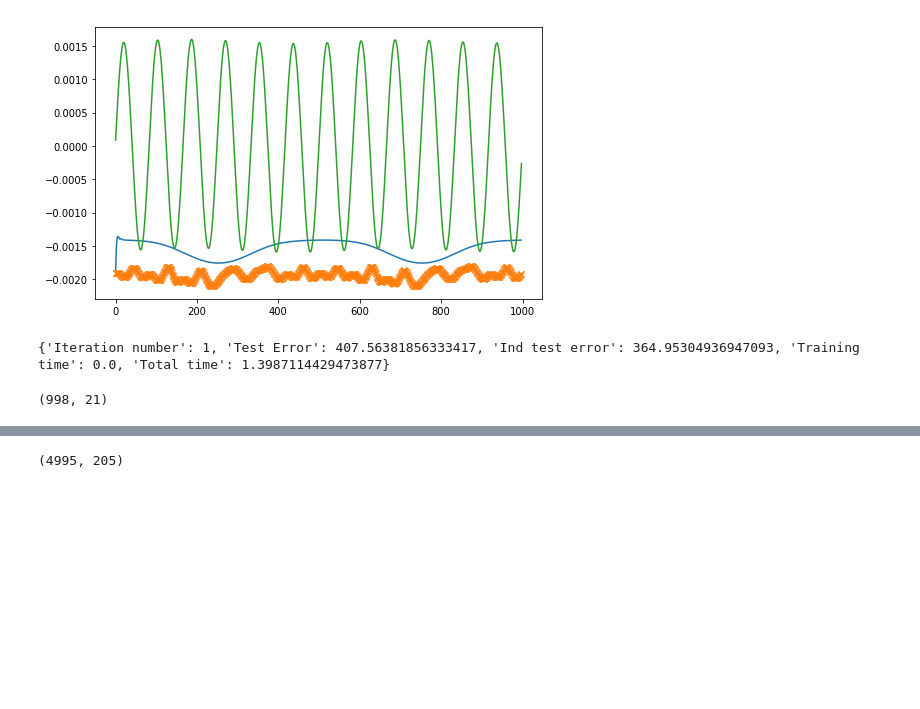
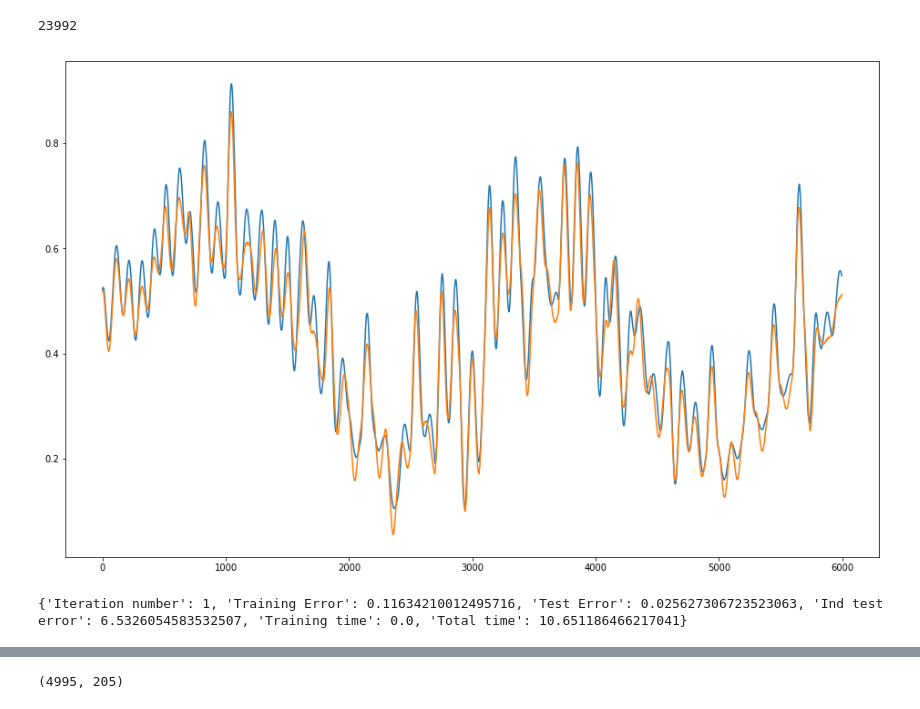
Before and after one commit to endrehp/FEM-ML2, a Jupyter notebook: RNN_velocity.ipynb, the cells around one changed output, grey strips where cells are left out. Cells and saved outputs as stored; diff of their text form; code cells hidden in the pictures; blank space fills up the shorter version.

```diff
--- a/RNN_velocity.ipynb
+++ b/RNN_velocity.ipynb
@@ -79,12 +75,14 @@ def train_test_split(DF, Dy, d, x_scaler, y_scaler):
 # %%
 def initialize_model(n_units, x_train, y_train):
     model = Sequential()
-    model.add(LSTM(n_units, input_shape=(x_train.shape[1], x_train.shape[2]),))
+    model.add(LSTM(n_units, input_shape=(x_train.shape[1], x_train.shape[2])))
+    model.add(Dense(n_units))
+    #model.add(Dropout(0.2))
     model.add(Dense(len(y_train[0,:])))
-    adam = Adam(lr=0.001)
+    adam = Adam(lr=0.0001)
     model.compile(loss='mae', optimizer=adam)
 
-    earlystop = EarlyStopping(monitor='loss', min_delta=0.0001, patience=5, verbose=1, mode='auto')
+    earlystop = EarlyStopping(monitor='loss', min_delta=0.0001, patience=15, verbose=1, mode='auto')
     callback_list = [earlystop]
     return model, callback_list
 # %%
@@ -133,9 +131,9 @@ def get_batch_scalers(n_batches):
     #Simple version
     for i in range(n_batches):
 
-        df_D = pd.read_csv('../training_batches/D' + str(iteration+1) + '.csv')
-        df_F = pd.read_csv('../training_batches/F' + str(iteration+1) + '.csv')
-        df_Dt = pd.read_csv('../training_batches/Dt' + str(iteration+1) + '.csv')
+        df_D = pd.read_csv('../training_batches/D' + str(i+1) + '.csv')
+        df_F = pd.read_csv('../training_batches/F' + str(i+1) + '.csv')
+        df_Dt = pd.read_csv('../training_batches/Dt' + str(i+1) + '.csv')
 
         if i == 0:
             x_range = df_D.values.max() - df_D.values.min()
@@ -148,9 +146,9 @@ def get_batch_scalers(n_batches):
                 x_range = new_x_range
                 imax = i
 
-    df_D = pd.read_csv('../training_batches/D' + str(iteration+1) + '.csv')
-    df_F = pd.read_csv('../training_batches/F' + str(iteration+1) + '.csv')
-    df_Dt = pd.read_csv('../training_batches/Dt' + str(iteration+1) + '.csv')
+    df_D = pd.read_csv('../training_batches/D' + str(imax+1) + '.csv')
+    df_F = pd.read_csv('../training_batches/F' + str(imax+1) + '.csv')
+    df_Dt = pd.read_csv('../training_batches/Dt' + str(imax+1) + '.csv')
 
     DF, Dy = prepare_training_data(df_F, df_D, df_Dt, d)
     x_scaler, y_scaler = get_scalers(DF, Dy)
@@ -207,0 +229,4 @@ Epoch 2/100
+# %%
+len(x_train)
+# %% [output]
+23992
@@ -214,51 +253,57 @@ d = 10
 t0 = time.time()
 for iteration in range(n_batches):
 
-    df_D = pd.read_csv('C:/Users/endrep/Documents/training_batches/D' + str(i+1) + '.csv')
-    df_F = pd.read_csv('C:/Users/endrep/Documents/training_batches/F' + str(i+1) + '.csv')
-    df_Dt = pd.read_csv('C:/Users/endrep/Documents/training_batches/Dt' + str(i+1) + '.csv')
+    df_D = pd.read_csv('../training_batches/D' + str(iteration+1) + '.csv')
+    df_F = pd.read_csv('../training_batches/F' + str(iteration+1) + '.csv')
+    df_Dt = pd.read_csv('../training_batches/Dt' + str(iteration+1) + '.csv')
 
     DF, Dy = prepare_training_data(df_F, df_D, df_Dt, d)
 
     #if i == 0:
     #    x_scaler, y_scaler = get_scalers(DF, Dy)
 
     x_train, x_test, y_train, y_test, n_nodes, n_features, n_y, x = train_test_split(DF, Dy, d, x_scaler, y_scaler)
 
     ts = time.time()
     #if i == 0:
     #    model, callback_list = initialize_model(100, x_train, y_train)
 
     #model.fit(x_train, y_train, epochs=100, callbacks=callback_list, batch_size=len(x_train), verbose=0, shuffle=False)
 
     training_time = time.time() - ts
 
-    preds = model.predict(x_test)
-    preds_u = y_scaler.inverse_transform(preds)
-    y_test_u = y_scaler.inverse_transform(y_test)
+    pred_train_all = model.predict(x_train)
+    pred_train = pred_train_all[:, 0:n_nodes]
+    pred_train_u = y_scaler.inverse_transform(pred_train_all)[:, 0:n_nodes]
 
-    independent_preds = independent_predictions(x_test)
+    pred_test_all = model.predict(x_test)
+    pred_test = pred_test_all[:, 0:n_nodes]
+    pred_test_u = y_scaler.inverse_transform(pred_test_all)[:, 0:n_nodes]
 
-    independent_preds_u = y_scaler.inverse_transform(independent_preds)
+    pred_ind_all = independent_predictions(x_test)
+    pred_ind = pred_ind_all[:, 0:n_nodes]
+    pred_ind_u = y_scaler.inverse_transform(pred_ind_all)[:, 0:n_nodes]
 
-    test_error = get_error(y_test[:,:n_nodes], preds[:,:n_nodes])
-    independent_test_error = get_error(y_test[0:len(independent_preds[:,0]),:n_nodes], independent_preds[:,:n_nodes])
+    y_test_u = y_scaler.inverse_transform(y_test)[:, 0:n_nodes]
 
-    plt.figure(figsize=(8,5))
-    plt.plot(independent_preds_u[:,n_nodes-1])
-    plt.plot(preds_u[:,n_nodes-1], 'x')
-    plt.plot(y_test_u[:,n_nodes-1])
+    training_error = get_error(pred_train, y_train[:,0:n_nodes])
+    test_error = get_error(pred_test, y_test[:,0:n_nodes])
+    ind_error = get_error(pred_ind, y_test[0:len(pred_ind[:,0]),0:n_nodes])
+
+    plt.figure(figsize=(16,10))
+    #plt.plot(pred_test[:,n_nodes-1], 'x')
+    plt.plot(pred_ind[:,n_nodes-1])
+    plt.plot(y_test[:, n_nodes-1])
     plt.show()
-
 
 
     total_time = time.time() - t0
 
-    info = {'Iteration number': i+1, 'Test Error': test_error, 'Ind test error': independent_test_error,
+    info = {'Iteration number': iteration+1, 'Training Error': training_error, 'Test Error': test_error, 'Ind test error': ind_error,
             'Training time': training_time, 'Total time': total_time}
     print(info)
 # %% [output]
-[figure, old version]
+[figure, new version]
-{'Iteration number': 1, 'Test Error': 407.56381856333417, 'Ind test error': 364.95304936947093, 'Training time': 0.0, 'Total time': 1.3987114429473877}
+{'Iteration number': 1, 'Training Error': 0.11634210012495716, 'Test Error': 0.025627306723523063, 'Ind test error': 6.5326054583532507, 'Training time': 0.0, 'Total time': 10.651186466217041}
 # %%
 #Export results
@@ -267,6 +312,2 @@ np.savetxt("preds.csv", preds_u, delimiter=",")
 np.savetxt("y_test.csv", y_test_u, delimiter=",")
 np.savetxt("y_train.csv", y_test_u, delimiter=",")
-# %%
-independent_preds_u.shape
-# %% [output]
-(998, 21)
```
Also changed, not shown: parts of 7 cells of this notebook, 11 other files.
